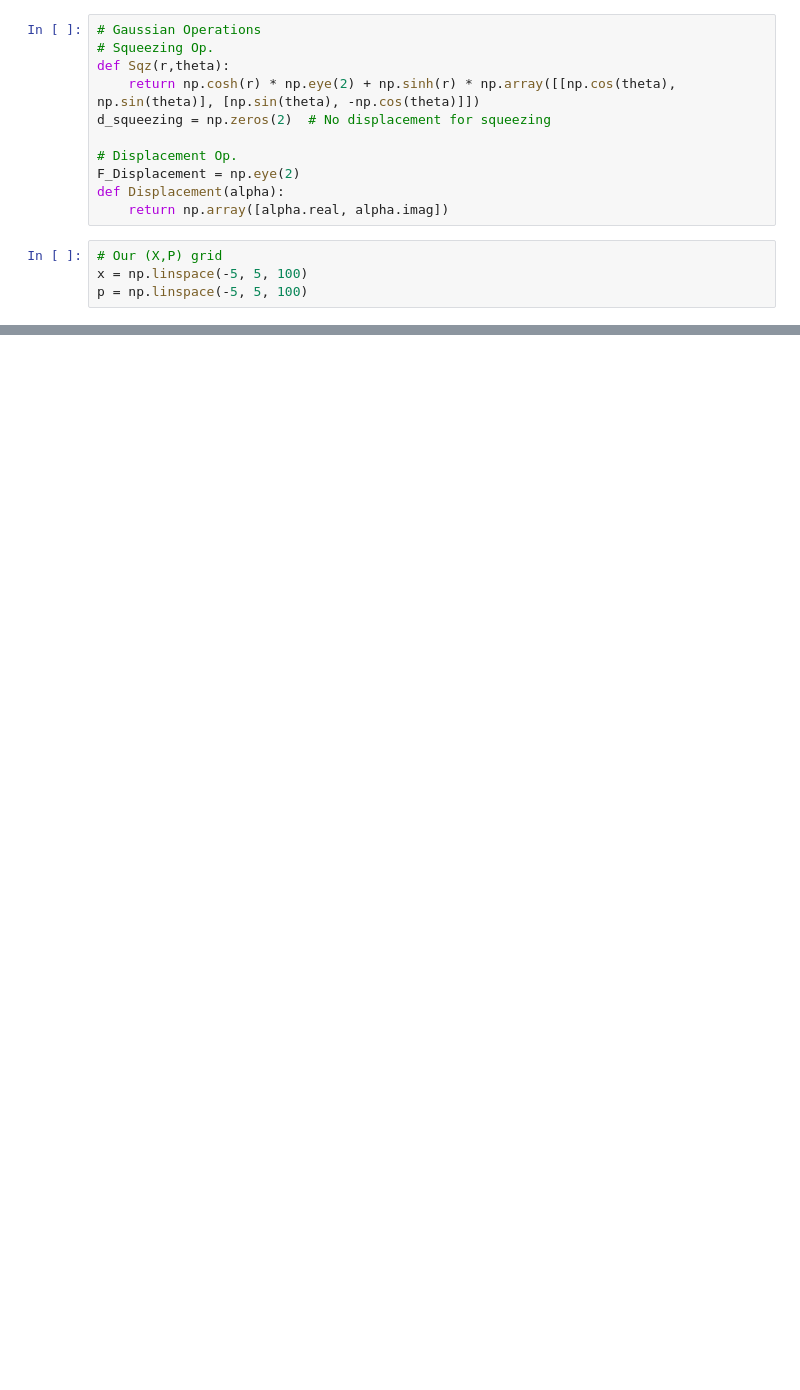
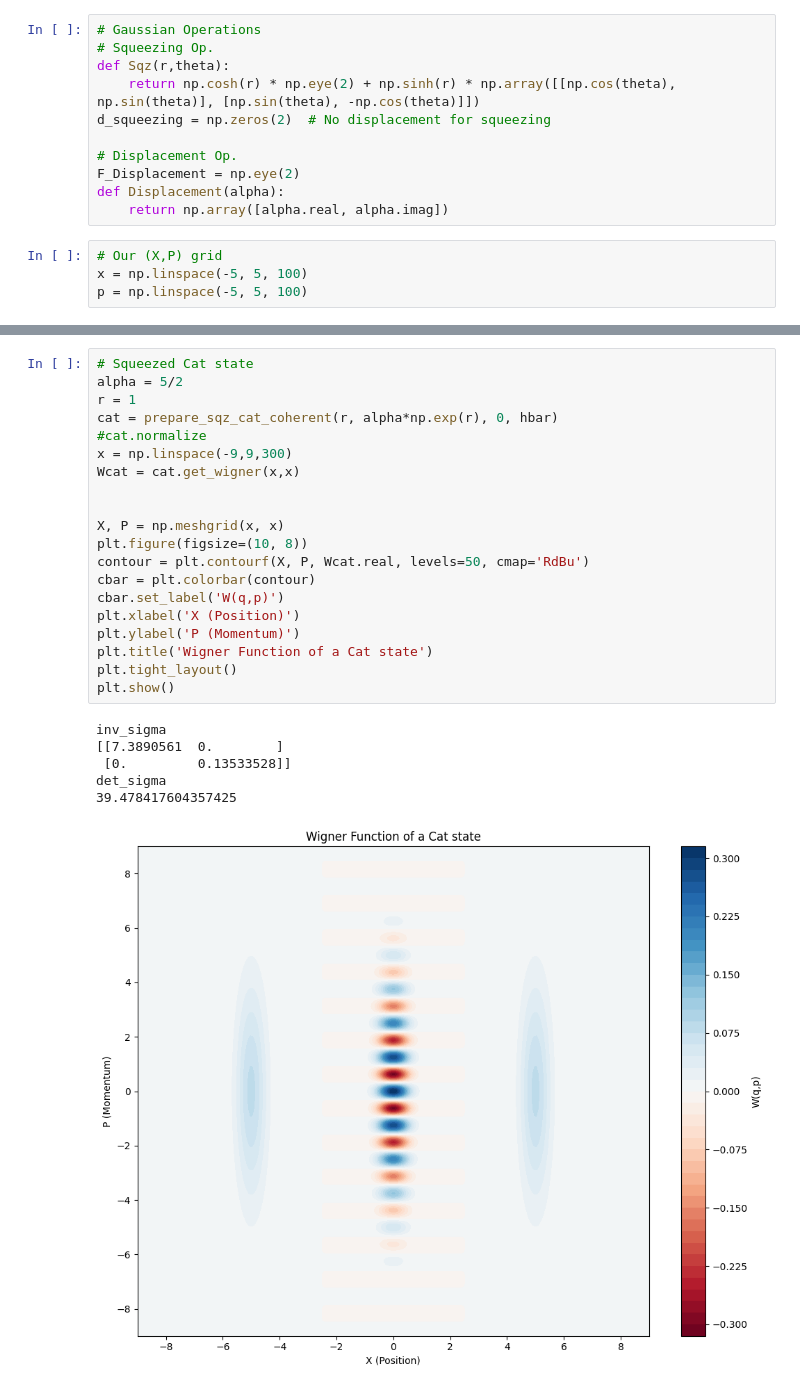
Before and after one commit to QiZhongLi/CV_Simulation, a Jupyter notebook: TestingClass.ipynb, the cells around one changed output, grey strips where cells are left out. Drawn from its saved outputs; the diff is of its cells as text; blank space fills up the shorter version.

```diff
--- a/TestingClass.ipynb
+++ b/TestingClass.ipynb
@@ -532,0 +531,27 @@ plt.show()
+# %%
+# Squeezed Cat state
+alpha = 5/2
+r = 1
+cat = prepare_sqz_cat_coherent(r, alpha*np.exp(r), 0, hbar)
+#cat.normalize
+x = np.linspace(-9,9,300)
+Wcat = cat.get_wigner(x,x)
+
+
+X, P = np.meshgrid(x, x)
+plt.figure(figsize=(10, 8))
+contour = plt.contourf(X, P, Wcat.real, levels=50, cmap='RdBu')
+cbar = plt.colorbar(contour)
+cbar.set_label('W(q,p)')
+plt.xlabel('X (Position)')
+plt.ylabel('P (Momentum)')
+plt.title('Wigner Function of a Cat state')
+plt.tight_layout()
+plt.show()
+# %% [output]
+inv_sigma
+[[7.3890561  0.        ]
+ [0.         0.13533528]]
+det_sigma
+39.478417604357425
+[figure, added]
```
Also changed, not shown: parts of 7 cells of this notebook.
